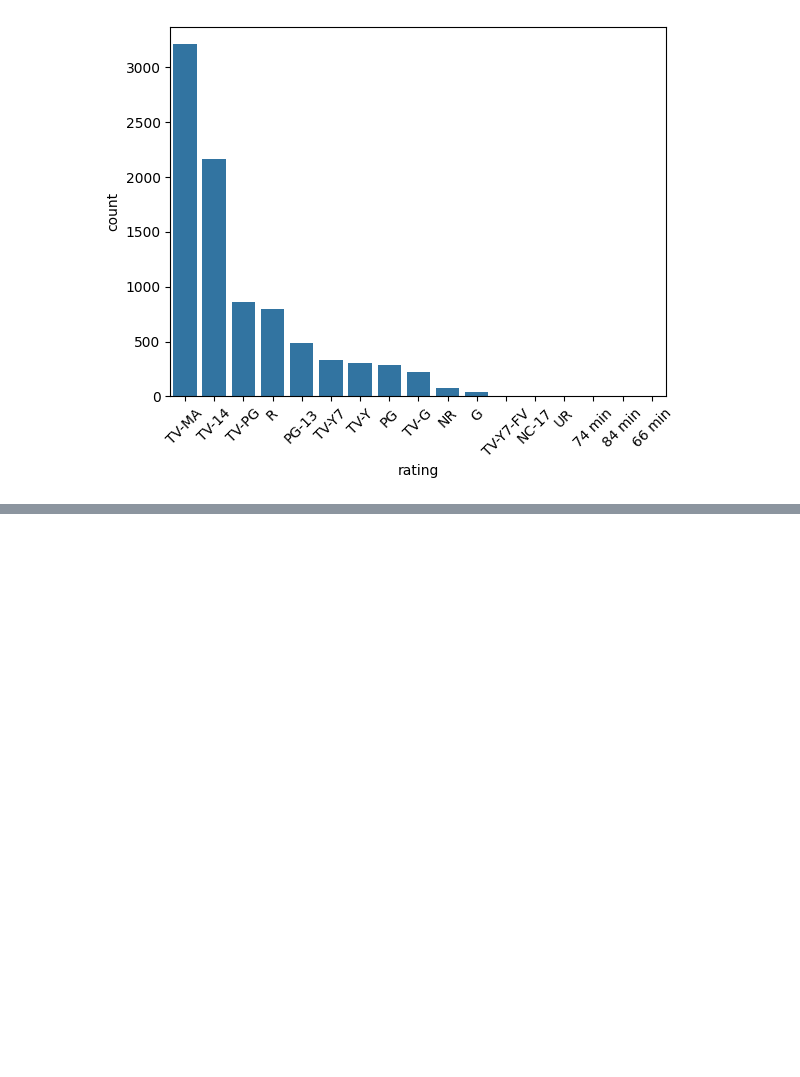
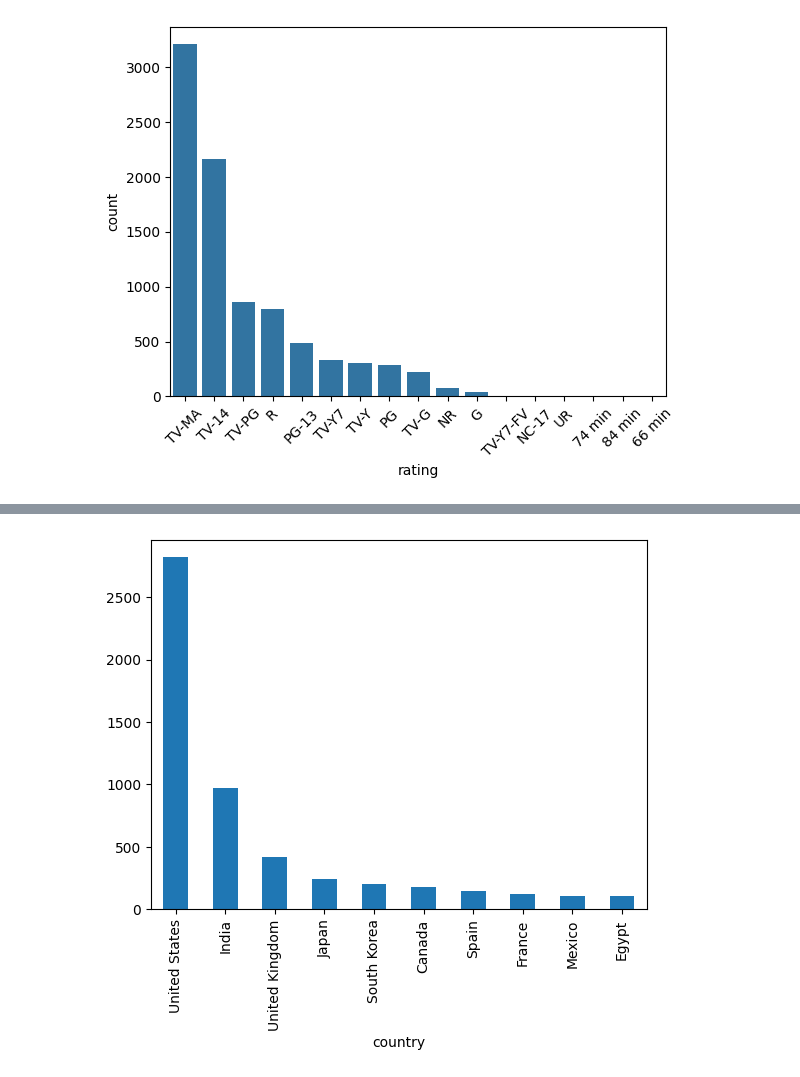
Before and after one commit to Subham-Srijit-Lenka/datascience-projects, a Jupyter notebook: NetflixAnalysis/Notebook.ipynb, the cells around one changed output, grey strips where cells are left out. Cells and saved outputs as stored; diff of their text form; code cells hidden in the pictures; blank space fills up the shorter version.

Commit message:
Netflix dataset analysis and visualisation

```diff
--- a/NetflixAnalysis/Notebook.ipynb
+++ b/NetflixAnalysis/Notebook.ipynb
@@ -158,0 +175,5 @@ plt.show()
+# %%
+df["country"].value_counts().head(10).plot(kind="bar")
+plt.show()
+# %% [output]
+[figure, added]
```
Also changed, not shown: parts of 1 cell of this notebook.
